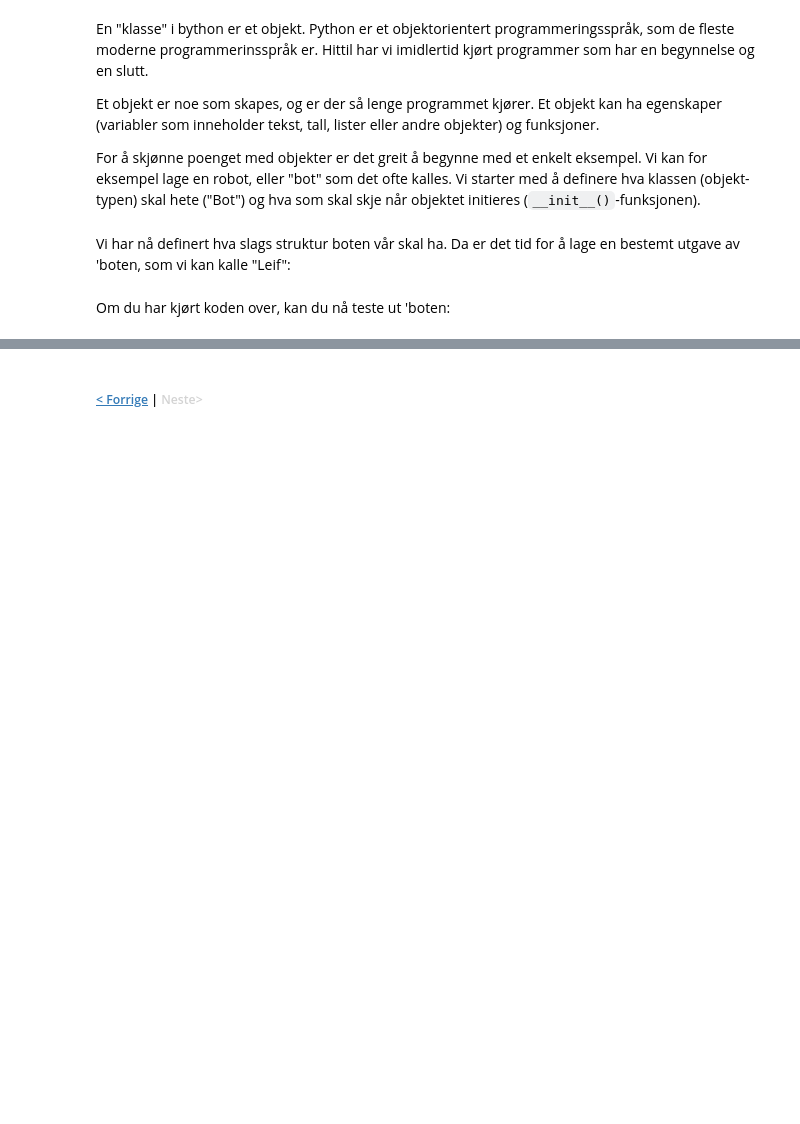
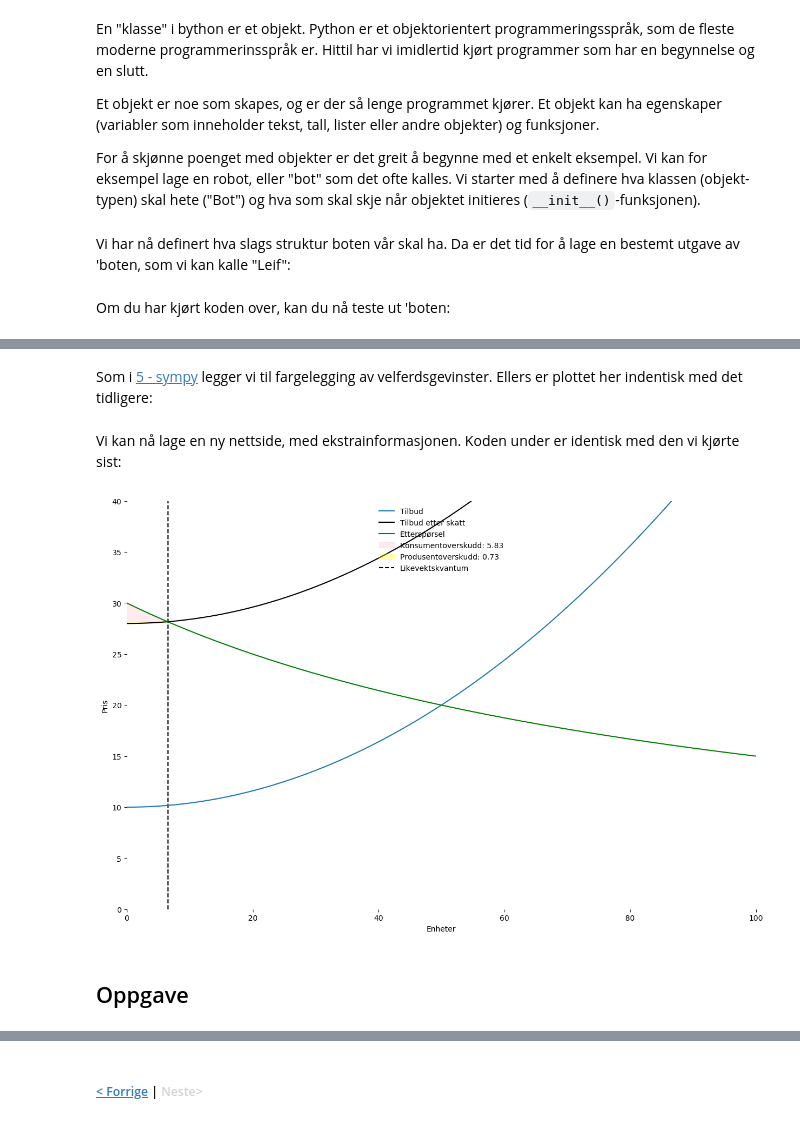
Before and after one commit to harsutvi/notebooks, a Jupyter notebook: 12 - animasjon med klasse.ipynb, the cells around one changed output, grey strips where cells are left out. Cells and saved outputs as stored; diff of their text form; code cells hidden in the pictures; blank space fills up the shorter version.

```diff
--- a/12 - animasjon med klasse.ipynb
+++ b/12 - animasjon med klasse.ipynb
@@ -241,0 +228,2 @@ class market():
+# %% [markdown]
+Som i [5 - sympy](5%20-%20sympy.ipynb) legger vi til fargelegging av velferdsgevinster. Ellers er plottet her indentisk med det tidligere:
@@ -241,0 +291,29 @@ class market():
+# %% [markdown]
+Vi kan nå lage en ny nettside, med ekstrainformasjonen. Koden under er identisk med den vi kjørte sist:
+# %%
+#creating the reference market
+mkt=Market()
+
+#defining dimensions for plot
+fig, ax=plt.subplots(figsize=(15,10), dpi=100)
+
+#creating a vector of tax-levels
+taxes=np.linspace(-30,18,15)
+
+#iteratign over tax levels.
+i=0
+for tax in taxes:
+    #creating a market with tax
+    mkt_taxed=Market(tax)
+
+    #saving the plot
+    save_plot(mkt,mkt_taxed,i)
+
+    i+=1
+
+#creating the html-file
+create_html_file(taxes)
+# %% [output]
+[figure, added]
+# %% [markdown]
+## Oppgave
```
Also changed, not shown: parts of 24 cells of this notebook, 2 other files.
